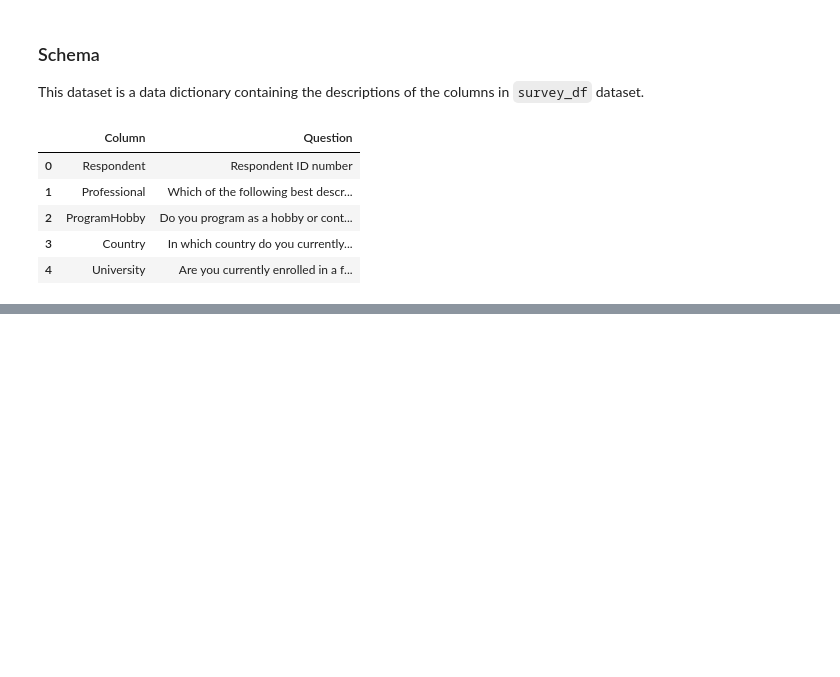
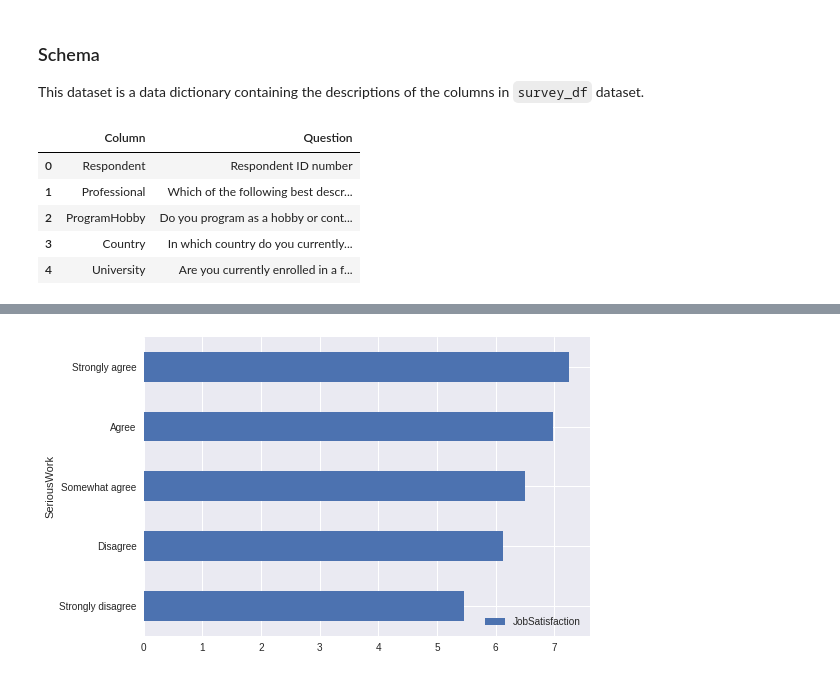
Before and after one commit to sgm1191/airbnb_data, a Jupyter notebook: data_understanding.ipynb, the cells around one changed output, grey strips where cells are left out. Cells and saved outputs as stored; diff of their text form; code cells hidden in the pictures; blank space fills up the shorter version.

```diff
--- a/data_understanding.ipynb
+++ b/data_understanding.ipynb
@@ -60,0 +81,6 @@ schema_df.head()
+# %%
+job_sec = survey_df[["SeriousWork", "JobSatisfaction"]].groupby("SeriousWork").mean()
+job_sec = job_sec.sort_values("JobSatisfaction")
+job_sec.plot.barh();
+# %% [output]
+[figure, added]
```
Also changed, not shown: parts of 16 cells of this notebook, 1 other file.
